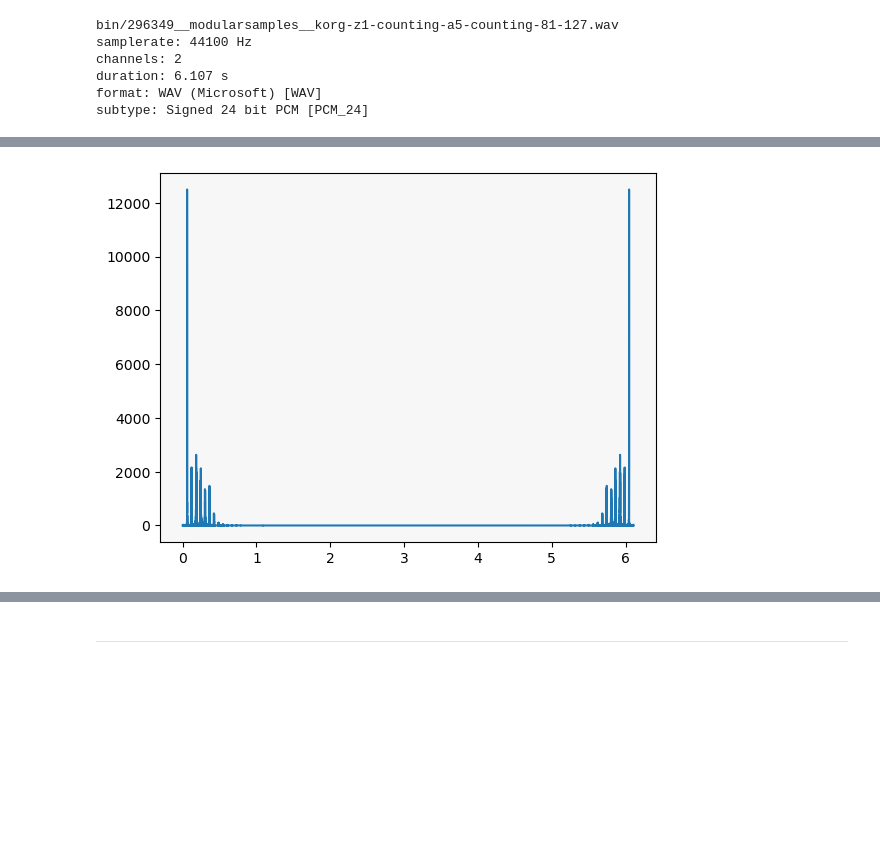
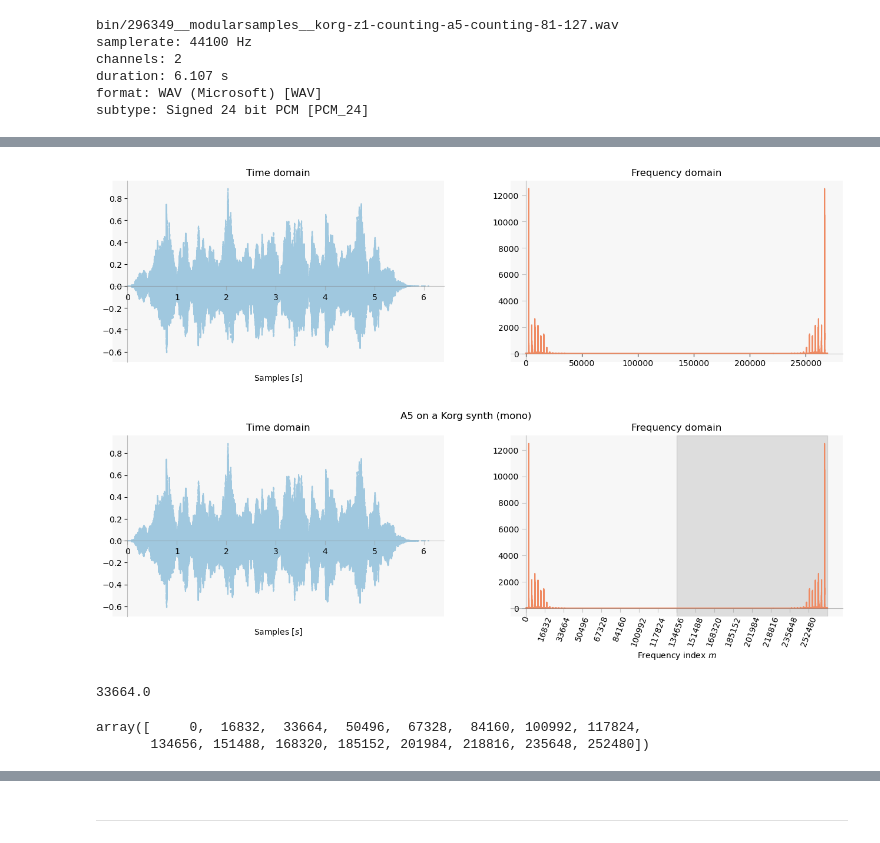
Before and after one commit to buruzaemon/digital-signals-theory, a Jupyter notebook: DST_CH7.ipynb, the cells around one changed output, grey strips where cells are left out. Drawn from its saved outputs; the diff is of its cells as text; code cells hidden in the pictures; blank space fills up the shorter version.

```diff
--- a/DST_CH7.ipynb
+++ b/DST_CH7.ipynb
@@ -355,10 +355,72 @@ mag_X = np.abs(X)
 
 N = int(fin_info.samplerate * fin_info.duration)
 t = np.arange(N) / fin_info.samplerate
-
-plt.plot(t, mag_X)
-plt.show()
-# %% [output]
-[figure, removed]
+# %%
+fig, (ax_time, ax_freq) = plt.subplots(nrows=1, ncols=2, figsize=(16, 4))
+
+# 1st plot for the trumpet F3 waveform...
+ax_time.plot(t, mono_x, color='#67a9cf', linestyle='--', alpha=0.6, zorder=-1)
+
+ax_time.grid(False)
+ax_time.set_title('Time domain')
+# Eliminate upper and right axes
+ax_time.spines['right'].set_color('none')
+ax_time.spines['top'].set_color('none')
+
+# Move left y-axis, passing through (0,0)
+ax_time.spines['left'].set_position('zero')
+ax_time.spines['left'].set_color('grey')
+ax_time.spines['left'].set_alpha(0.5)
+
+# Move bottom x-axis, passing through center of plot
+ax_time.spines['bottom'].set_position('zero')
+ax_time.spines['bottom'].set_color('grey')
+ax_time.spines['bottom'].set_alpha(0.5)
+ax_time.set_xlabel('Samples $[s]$')
+ax_time.xaxis.set_label_coords(0.5, -0.06)
+ax_time.tick_params(axis='x', which=u'both', length=5, color='#96969680')
+
+# -----------------------------------
+# 2nd plot for the corresponding DFT
+freq_idx = np.arange(X.size)
+ax_freq.plot(freq_idx, mag_X, color='#ef8a62')
+
+ax_freq.grid(False)
+ax_freq.set_title('Frequency domain')
+# Eliminate upper and right axes
+ax_freq.spines['right'].set_color('none')
+ax_freq.spines['top'].set_color('none')
+ax_freq.spines['bottom'].set_color('none')
+
+# Move left y-axis, passing through (0,0)
+ax_freq.spines['left'].set_position('zero')
+ax_freq.spines['left'].set_color('grey')
+ax_freq.spines['left'].set_alpha(0.5)
+ax_freq.tick_params(axis='y', which=u'both', length=5, color='#96969680')
+
+# Move bottom x-axis, passing through center of plot
+ax_freq.spines['bottom'].set_position('zero')
+ax_freq.spines['bottom'].set_color('grey')
+ax_freq.spines['bottom'].set_alpha(0.5)
+ax_freq.set_xticks(np.arange(16) * N // 16, labels=np.arange(16) * N // 16, rotation=70)
+ax_freq.set_xlabel('Frequency index $m$')
+ax_freq.tick_params(axis='x', which=u'both', length=5, color='#96969680')
+
+ax_freq.axvspan(N/2, N, color='k', alpha=0.1, zorder=-1)
+
+plt.suptitle('A5 on a Korg synth (mono)')
+plt.show()
+# %% [output]
+[figure, added]
+[figure, added]
+# %%
+N  / 8
+# %% [output]
+33664.0
+# %%
+np.arange(16) * N // 16
+# %% [output]
+array([     0,  16832,  33664,  50496,  67328,  84160, 100992, 117824,
+       134656, 151488, 168320, 185152, 201984, 218816, 235648, 252480])
 # %%
 N / fs
```
Also changed, not shown: parts of 4 cells of this notebook.
